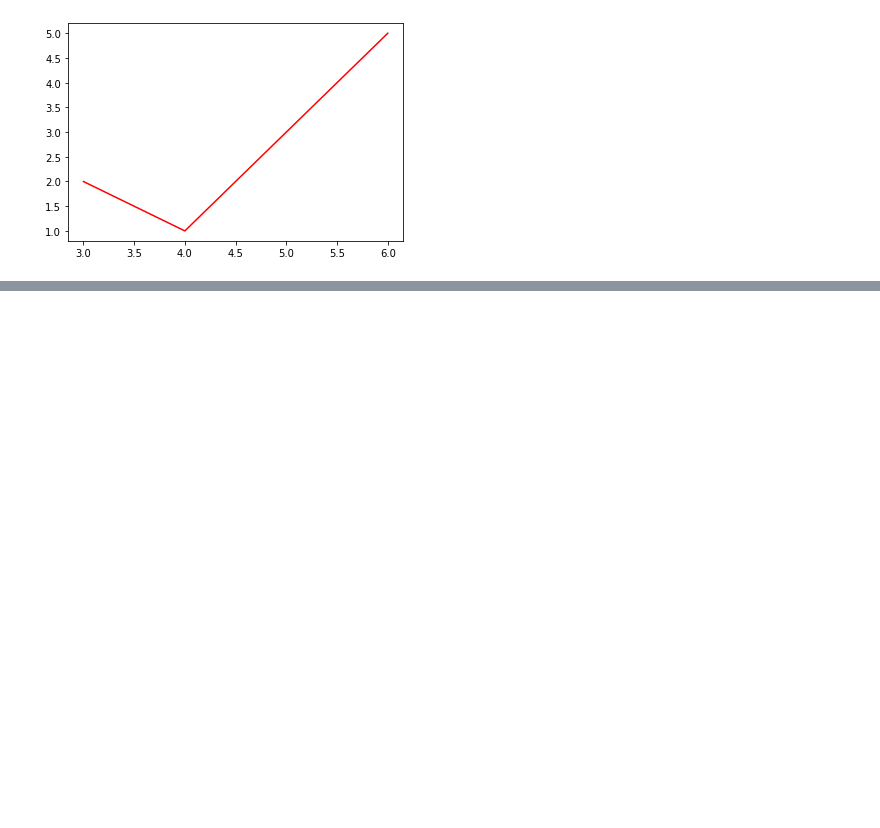
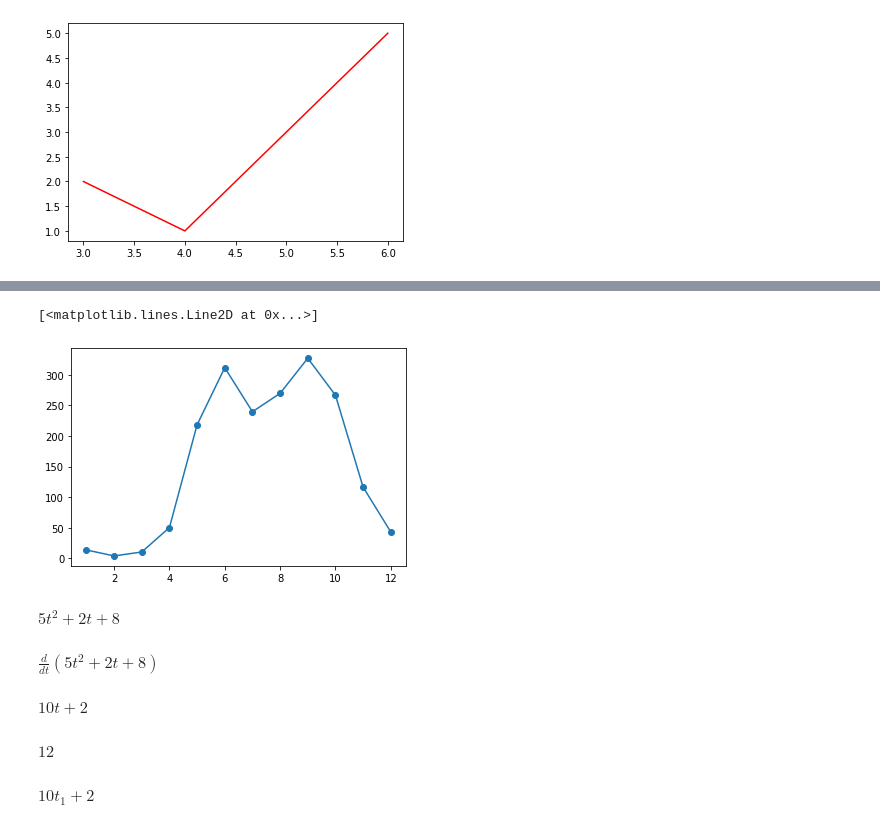
Before and after one commit to NguyenTan105/StudywithTan, a Jupyter notebook: Exr1.ipynb, the cells around one changed output, grey strips where cells are left out. Cells and saved outputs as stored; diff of their text form; code cells hidden in the pictures; blank space fills up the shorter version.

```diff
--- a/Exr1.ipynb
+++ b/Exr1.ipynb
@@ -211,0 +227,33 @@ for chiso, giaitri in enumerate(x):
+# %%
+from pylab import plot
+hcm_rain = [13.8, 4.1, 10.5, 50.4, 218.4, 311.7, 239.7, 269.8, 327.1, 266.7, 116.5, 43.3]
+months = range(1,13)
+plot(months, hcm_rain, marker = "o")
+# %% [output]
+[<matplotlib.lines.Line2D at 0x...>]
+[figure, added]
+# %%
+from sympy import *
+t = Symbol('t')
+st = 5*t**2 + 2*t +8
+st
+# %% [output]
+$\displaystyle 5 t^{2} + 2 t + 8$
+# %%
+Derivative(st,t)
+# %% [output]
+$\displaystyle \frac{d}{d t} \left(5 t^{2} + 2 t + 8\right)$
+# %%
+d = Derivative(st, t)
+d.doit()
+# %% [output]
+$\displaystyle 10 t + 2$
+# %%
+d.doit().subs({t:1})
+# %% [output]
+$\displaystyle 12$
+# %%
+t1 = Symbol("t1")
+d.doit().subs({t:t1})
+# %% [output]
+$\displaystyle 10 t_{1} + 2$
```
Also changed, not shown: parts of 9 cells of this notebook.
